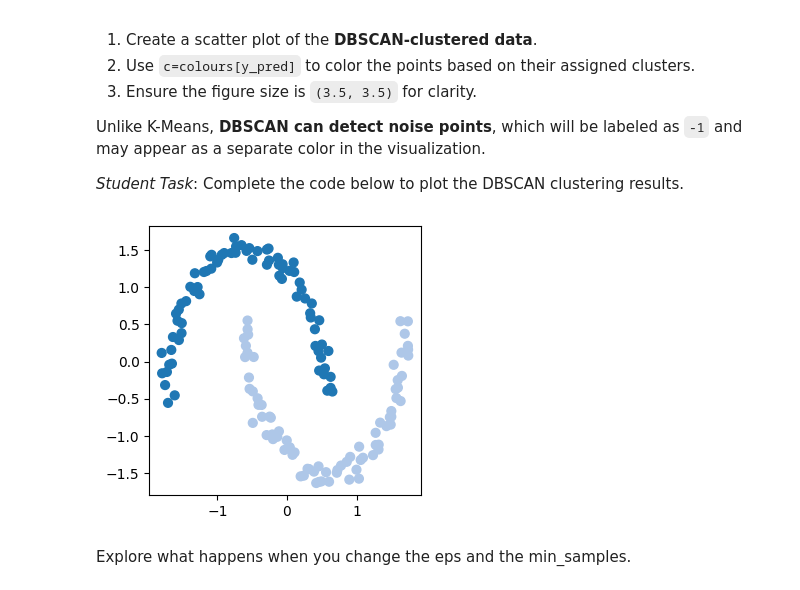
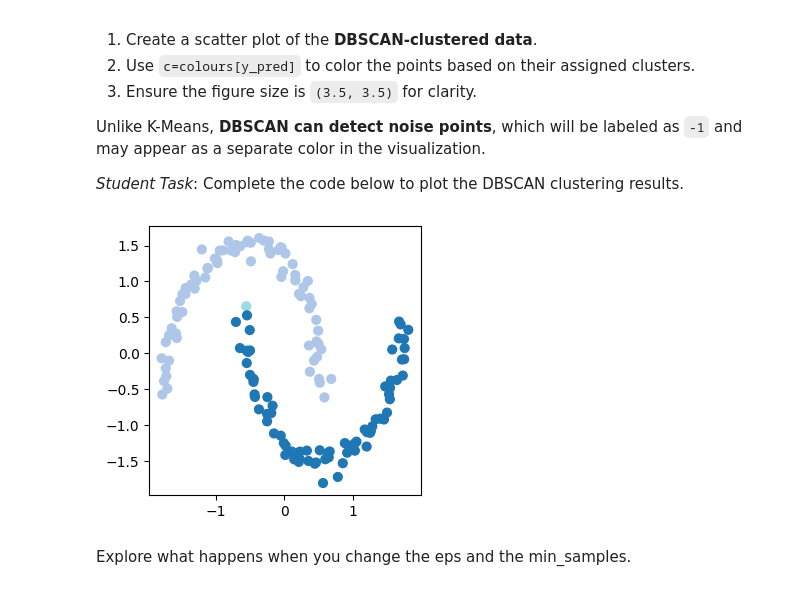
Before and after one commit to Meitiann/INF2008-ML-Labs, a Jupyter notebook: Week09_INF2008_Lab_2302073.ipynb, the cells around one changed output. Saved outputs shown, nothing was run; the diff lists cells and outputs as text; code cells hidden in the pictures.

```diff
--- a/Week09_INF2008_Lab_2302073.ipynb
+++ b/Week09_INF2008_Lab_2302073.ipynb
@@ -61,18 +61,18 @@ We will use:
 *Student Task*: Complete the code below to generate an array of colors from the tab20 colormap.
 # %%
 # TODO: Extract colors from the tab20 colormap
-colours = np.array(plt.get_cmap(____).colors)  # <-- Fill in the correct colormap name
+colours = np.array(plt.get_cmap("tab20").colors)  # <-- Fill in the correct colormap name
 
 # TODO: Display the extracted colors
 fig, ax = plt.subplots(figsize=(10, 2))
 
 # Create a series of rectangles filled with the extracted colors
 for i, color in enumerate(colours):
-    ax.add_patch(plt.Rectangle((i, 0), 1, 1, color=____))  # <-- Fill in the correct variable
+    ax.add_patch(plt.Rectangle((i, 0), 1, 1, color=color))  # <-- Fill in the correct variable
 
-ax.set_xlim(0, len(____))  # <-- Fill in the correct variable
+ax.set_xlim(0, len(colours))  # <-- Fill in the correct variable
 ax.set_ylim(0, 1)
-ax.set_xticks(range(len(____)))  # <-- Fill in the correct variable
+ax.set_xticks(range(len(colours)))  # <-- Fill in the correct variable
 ax.set_yticks([])
 ax.set_title("Extracted Colors from tab20 Colormap")
 
@@ -350,13 +349,13 @@ To process the dataset:
 *Student Task*: Complete the code below to generate and standardize the dataset.
 # %%
 # TODO: Generate a synthetic dataset using make_moons
-X, y = make_moons(n_samples=____, noise=____, random_state=____)  # <-- Fill in the correct values
+X, y = make_moons(n_samples=150, noise=0.05, random_state=0)  # <-- Fill in the correct values
 
 # TODO: Fit the StandardScaler to the dataset
-scaler = StandardScaler().____(____)  # <-- Fill in the correct method and dataset
+scaler = StandardScaler().fit(X)  # <-- Fill in the correct method and dataset
 
 # TODO: Transform the dataset using the fitted scaler
-X_std = scaler.____(____)  # <-- Fill in the correct method and dataset
+X_std = scaler.transform(X)  # <-- Fill in the correct method and dataset
 # %% [markdown]
 Now that we have generated and standardized the **moon-shaped dataset**, we will visualize the data points.
 
@@ -438,17 +437,17 @@ After fitting the model, we will:
 *Student Task*: Complete the code below to apply DBSCAN and compute the estimated number of clusters and noise points.
 # %%
 # TODO: Apply DBSCAN clustering
-db = DBSCAN(eps=____, min_samples=____).fit(____)  # <-- Fill in the correct values
+db = DBSCAN(eps=0.3, min_samples=5).fit(X_std)  # <-- Fill in the correct values
 
 # TODO: Retrieve the predicted cluster labels
-y_pred = db.____  # <-- Fill in the correct attribute
+y_pred = db.labels_  # <-- Fill in the correct attribute
 
 # TODO: Compute the number of clusters (excluding noise)
-n_clusters_ = len(set(____)) - (1 if -1 in ____ else 0)  # <-- Fill in the correct variable
+n_clusters_ = len(set(y_pred)) - (1 if -1 in y_pred else 0)  # <-- Fill in the correct variable
 
 # TODO: Compute the number of noise points
-n_noise_ = list(____).count(-1)  # <-- Fill in the correct variable
+n_noise_ = list(y_pred).count(-1)  # <-- Fill in the correct variable
 
 # TODO: Print the results
-print("Estimated number of clusters: %d" % ____)  # <-- Fill in the correct variable
-print("Estimated number of noise points: %d" % ____)  # <-- Fill in the correct variable
+print("Estimated number of clusters: %d" %n_clusters_)  # <-- Fill in the correct variable
+print("Estimated number of noise points: %d" %n_noise_)  # <-- Fill in the correct variable
@@ -466,15 +468,15 @@ Unlike K-Means, **DBSCAN can detect noise points**, which will be labeled as `-1
 # %%
 # TODO: Create a figure and grab the axis handle
 fig = plt.figure(figsize=(3.5, 3.5))
 ax = plt.gca()
 
 # TODO: Plot the dataset with color-coded cluster labels
-plt.scatter(X_std[:, 0], X_std[:, 1], c=____[____], s=40)  # <-- Fill in the correct variables
+plt.scatter(X_std[:, 0], X_std[:, 1], c=colours[y_pred], s=40)  # <-- Fill in the correct variables
 
 # TODO: Display the plot
 plt.show()
 # %% [output]
-[figure, old version]
+[figure, new version]
 # %% [markdown]
 Explore what happens when you change the eps and the min_samples.
 # %% [markdown]
```
Also changed, not shown: parts of 13 cells of this notebook.
